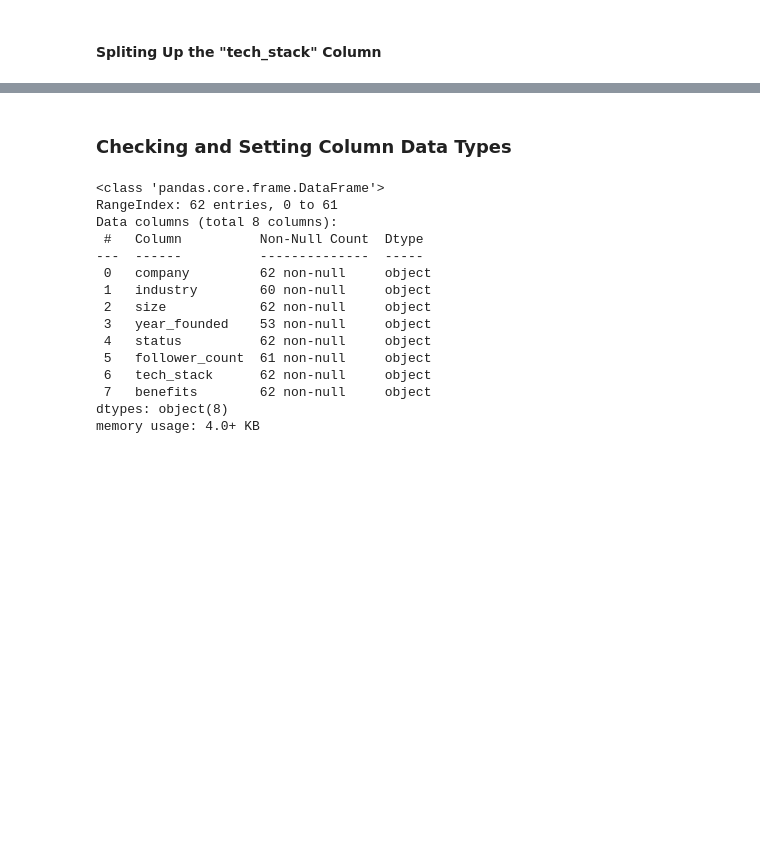
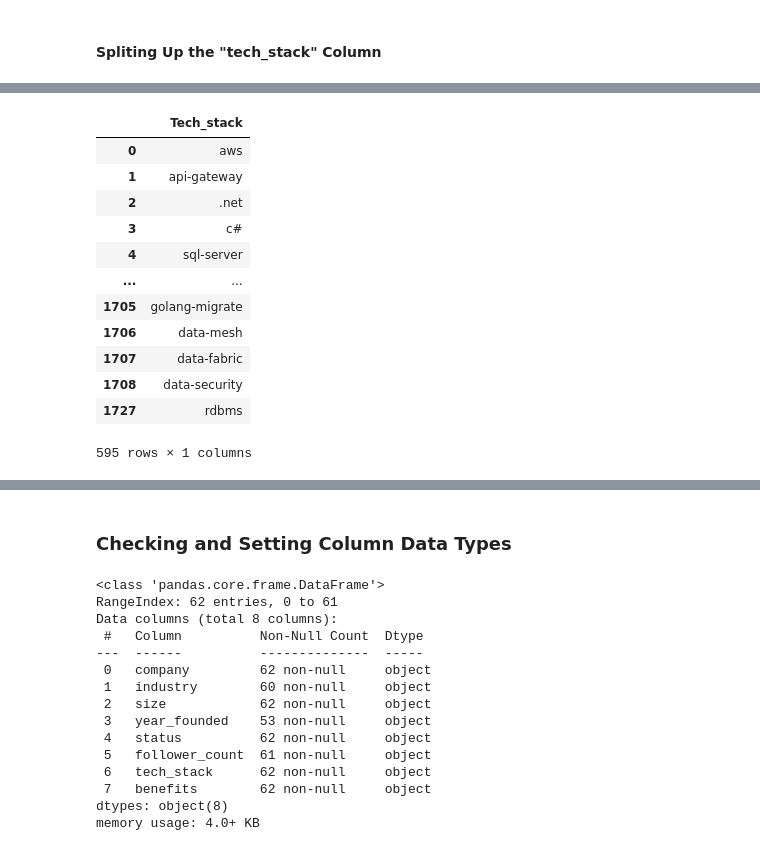
Before and after one commit to Willnguyen02/Stack-Overflow-Companies-Web-Scraper, a Jupyter notebook: main.ipynb, the cells around one changed output, grey strips where cells are left out. Drawn from its saved outputs; the diff is of its cells as text; code cells hidden in the pictures; blank space fills up the shorter version.

```diff
--- a/main.ipynb
+++ b/main.ipynb
@@ -346,0 +357,17 @@ AttributeError: 'list' object has no attribute 'text'
+# %%
+tech_stack_df = tech_stack_df.drop_duplicates()
+tech_stack_df
+# %% [output]
+|  | Tech_stack |
+| 0 | aws |
+| 1 | api-gateway |
+| 2 | .net |
+| 3 | c# |
+| 4 | sql-server |
+| ... | ... |
+| 1705 | golang-migrate |
+| 1706 | data-mesh |
+| 1707 | data-fabric |
+| 1708 | data-security |
+| 1727 | rdbms |
+595 rows × 1 columns
```
Also changed, not shown: parts of 15 cells of this notebook, 1 other file.
